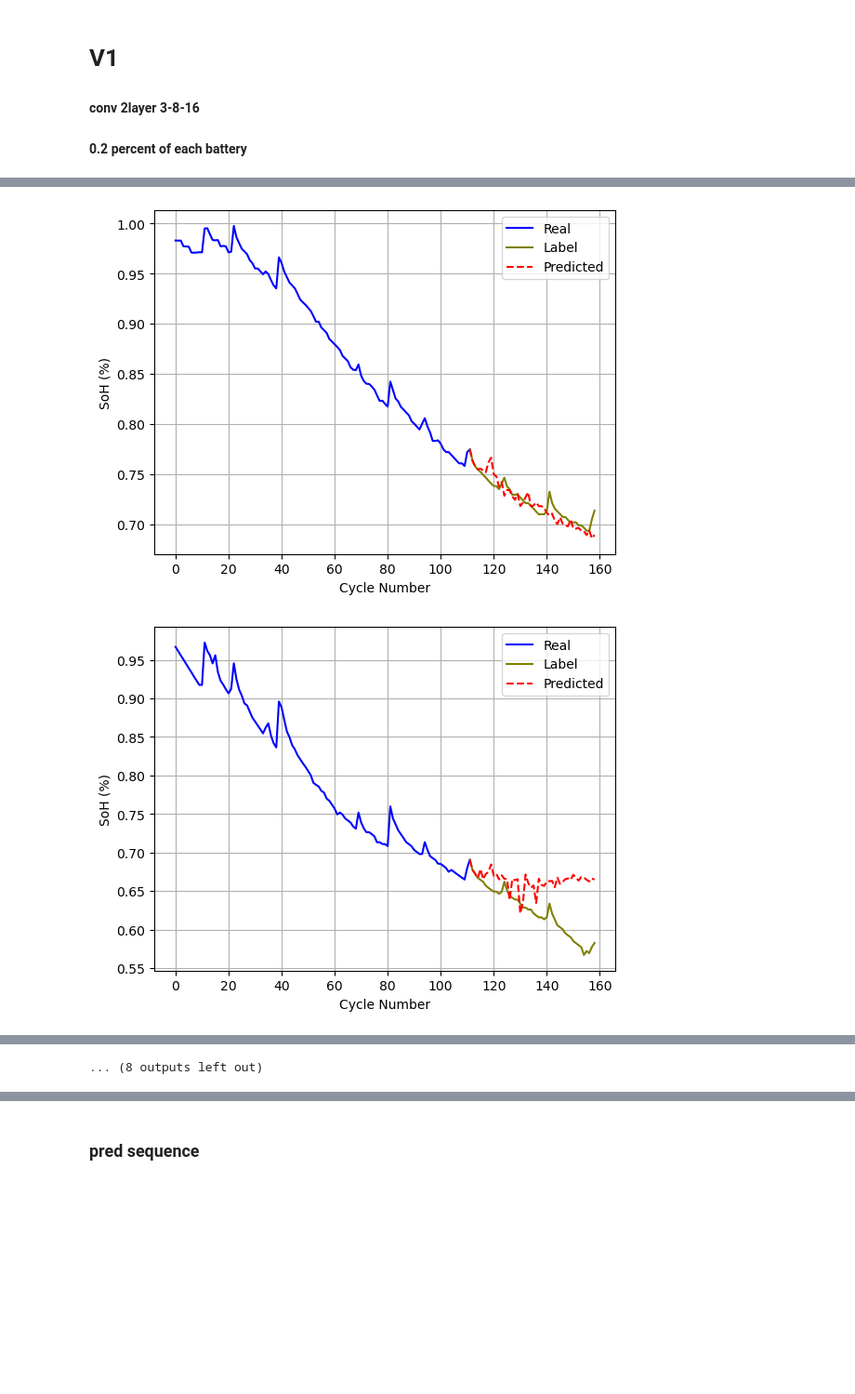
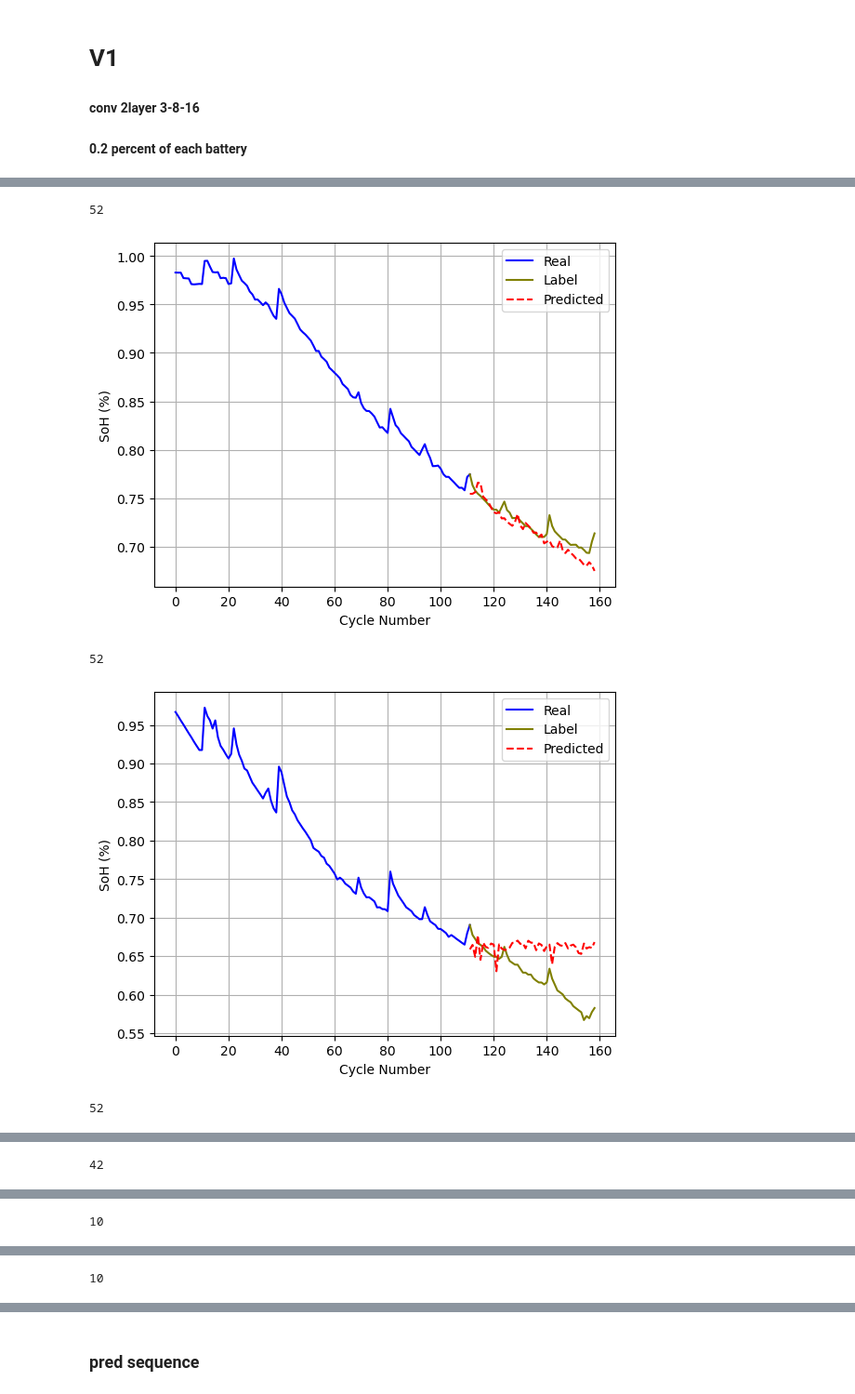
Before and after one commit to alc999/NARX-Transformer-SoH, a Jupyter notebook: dev.ipynb, the cells around one changed output, grey strips where cells are left out. Shown at 93% size. Cells and saved outputs as stored; diff of their text form; code cells hidden in the pictures; blank space fills up the shorter version.

Commit message:
small change in plot fcn

```diff
--- a/dev.ipynb
+++ b/dev.ipynb
@@ -188,3 +188,6 @@ model = CNN_Transformer(feature_dim1=FEATURE_DIM1,
                         num_preds=NUM_PREDS).to(device)
 
 model = torch.load('trained_model012213.pt', map_location=torch.device('cpu'))
+# %%
+num_cycles = 5
+np.arange(-num_cycles+1,0)
@@ -196,35 +201,38 @@ def plot_predicted_capacity(model, train_dataset, test_dataset, num_cycles):
     for battery_type in np.unique(battery_types):
         train_data = train_dataset.battery_data[train_dataset.battery_data[:,0] == battery_type]
         test_data = test_dataset.battery_data[test_dataset.battery_data[:,0] == battery_type]
 
         train_caps = [c[-1] for c in train_data[:,-1]]
         test_caps = [c[-1] for c in test_data[:,-1]]
-        pred_caps = [test_data[:,-1][i][-1] for i in range(num_cycles-1)]
+        pred_caps = [train_data[:,-1][i][-1] for i in np.arange(-num_cycles+1,0)]
 
-        for cycle in range(len(test_data)-num_cycles+1):
+        for cycle in range(len(test_data)):
             _, inputs, _ = test_data[cycle]
             inputs = torch.tensor(inputs[:num_cycles]).float().unsqueeze(0).to(device)
             outputs = torch.tensor(pred_caps[-num_cycles+1:]).float().unsqueeze(0).to(device)
             pred = model(inputs, outputs)
             pred_caps.append(pred.item())
 
         plt.plot(train_caps+[test_caps[0]], 'blue')
         plt.plot(range(len(train_caps),len(train_caps)+len(test_caps)), test_caps, c='olive')
-        plt.plot(range(len(train_caps),len(train_caps)+len(pred_caps)), pred_caps, '--', c='red')
+        plt.plot(range(len(train_caps),len(train_caps)+len(pred_caps)-num_cycles+1), pred_caps[num_cycles-1:], '--', c='red')
         plt.grid('on')
         plt.legend(['Real','Label','Predicted'])
         plt.xlabel('Cycle Number')
         plt.ylabel('SoH (%)')
         plt.show()
 
     # def pred_sequence(self, my_data, capacity):
     #     pred_caps = torch.stack([capacity[:,i] for i in range(self.num_cycles-1)], axis=-1)
     #     for cycle in range(self.num_preds):
     #         pred = self.forward(my_data[:,cycle:cycle+self.num_cycles], pred_caps[:,-self.num_cycles+1:])
     #         pred_caps = torch.cat([pred_caps, pred], axis=-1)
     #     return pred_caps
 
 plot_predicted_capacity(model, train_dataset, test_dataset, 5)
 # %% [output]
+52
-[figure, old version]
+[figure, new version]
+52
-[figure, old version]
+[figure, new version]
+52
@@ -231,0 +240 @@ plot_predicted_capacity(model, train_dataset, test_dataset, 5)
+42
@@ -232,0 +242 @@ plot_predicted_capacity(model, train_dataset, test_dataset, 5)
+10
@@ -233,0 +244 @@ plot_predicted_capacity(model, train_dataset, test_dataset, 5)
+10
@@ -241 +245,0 @@ plot_predicted_capacity(model, train_dataset, test_dataset, 5)
-... (8 outputs left out)
```
Also changed, not shown: parts of 2 cells of this notebook, 1 other file.
